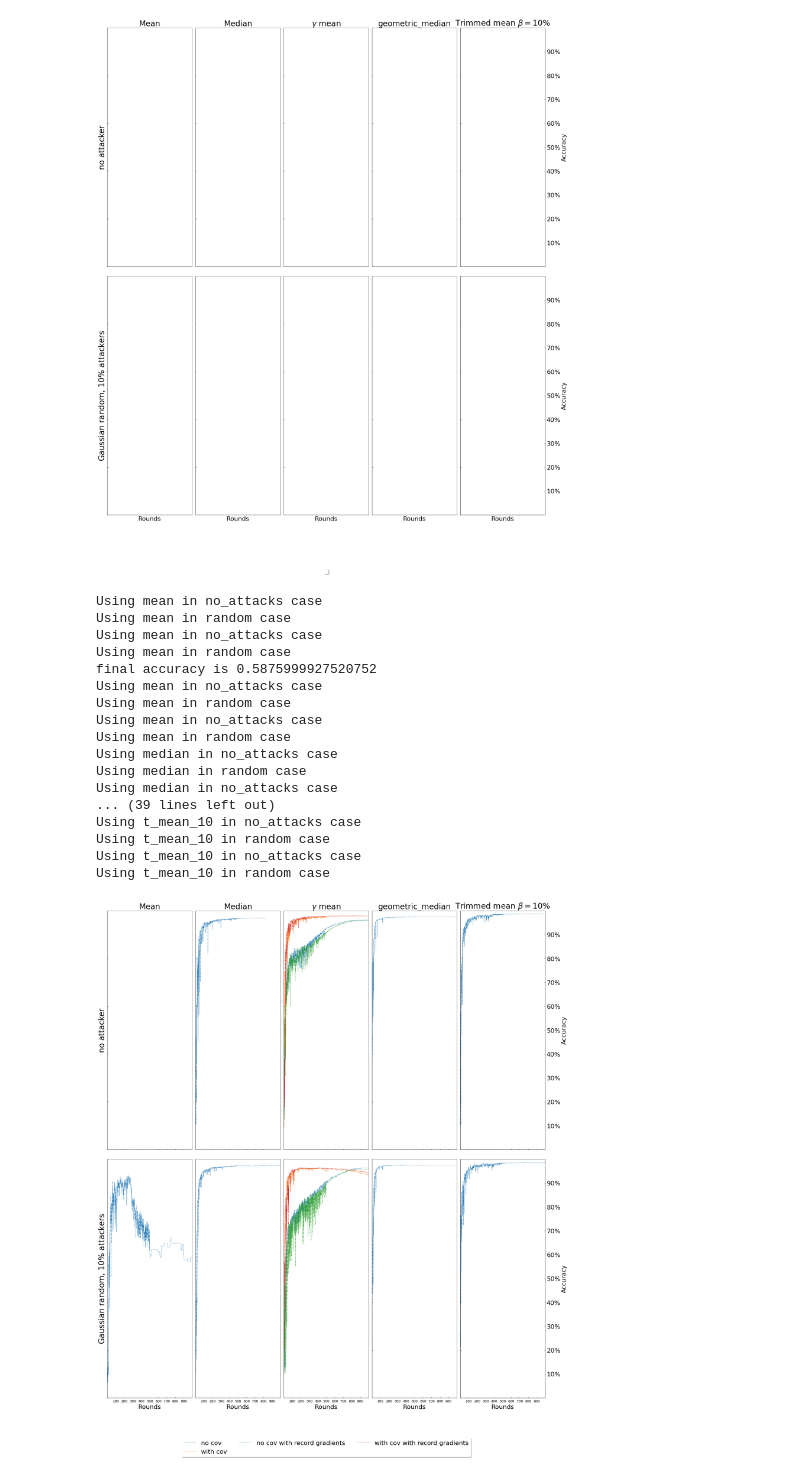
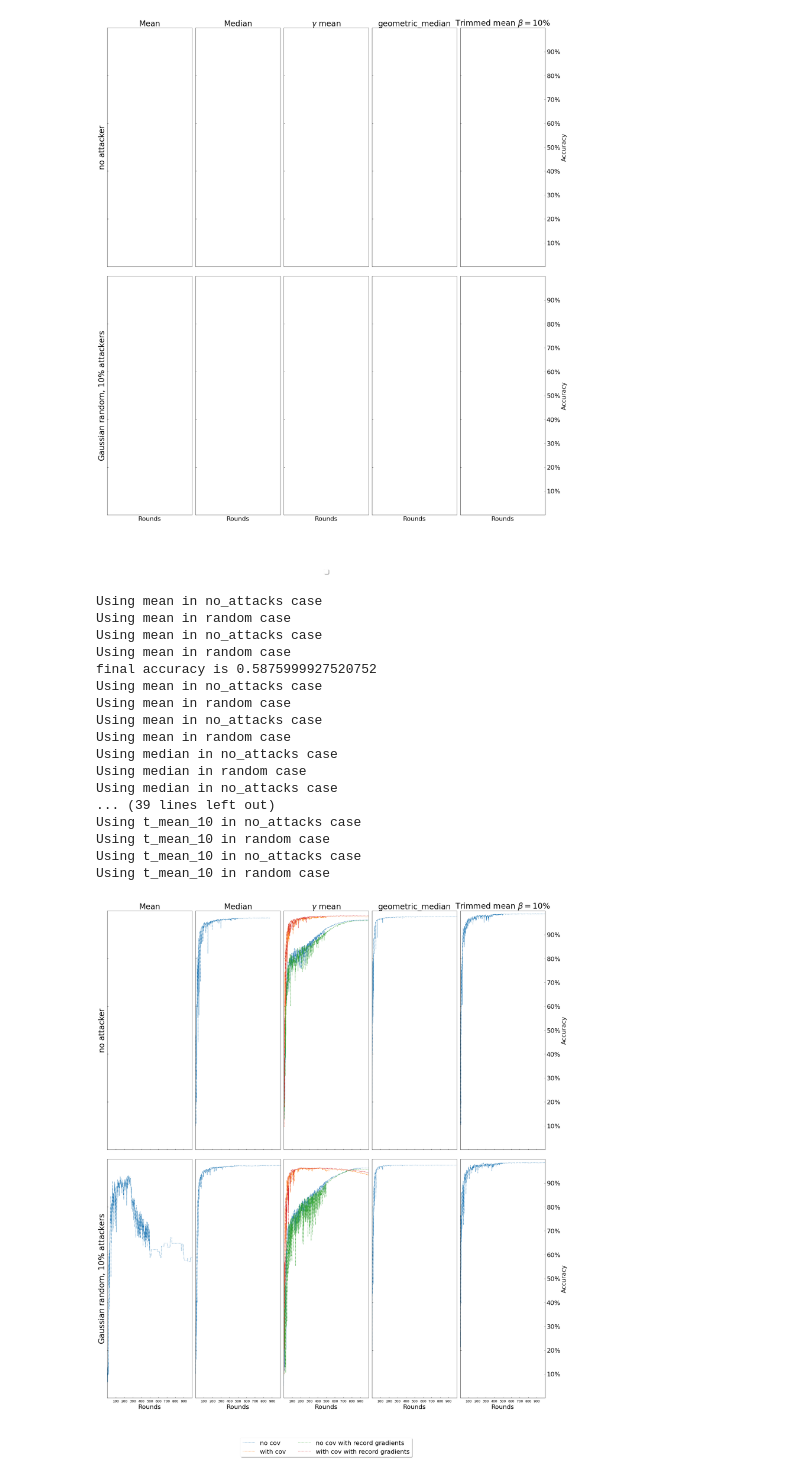
Before and after one commit to CenjhihLi/robust_federated_learning, a Jupyter notebook: mnist_results_plots.ipynb, the cells around one changed output. Cells and saved outputs as stored; diff of their text form; code cells hidden in the pictures.

```diff
--- a/mnist_results_plots.ipynb
+++ b/mnist_results_plots.ipynb
@@ -237,38 +237,38 @@ ax8.legend(
            #labels=['With sample weight', 'Ignore sample weight'],   # The labels for each line
            labels=['no cov', 'with cov', 'no cov with record gradients', 'with cov with record gradients'],   # The labels for each line
            loc="lower center",   # Position of legend
-#            borderpad=0.8,    # Small spacing around legend box
+#            borderpad=0.5,    # Small spacing around legend box
 #            title="Preprocessing",  # Title for the legend
 #            mode='expand',
 #            numpoints=1,# loc=4,
          fontsize=MEDIUM_SIZE,
            bbox_to_anchor=(0.5,-0.26),
            fancybox=True,
             shadow=True,
-           ncol=3
+           ncol=2
 )
 for ax in axs.flat:
     ax.tick_params(direction="in")
     ax.margins(0)
     ax.label_outer()
 
 #fig.savefig('CNN_attackers_10%.pdf', format='pdf', bbox_inches='tight')
 # %% [output]
 Using mean in no_attacks case
 Using mean in random case
 Using mean in no_attacks case
 Using mean in random case
 final accuracy is 0.5875999927520752
 Using mean in no_attacks case
 Using mean in random case
 Using mean in no_attacks case
 Using mean in random case
 Using median in no_attacks case
 Using median in random case
 Using median in no_attacks case
 ... (39 lines left out)
 Using t_mean_10 in no_attacks case
 Using t_mean_10 in random case
 Using t_mean_10 in no_attacks case
 Using t_mean_10 in random case
-[figure, old version]
+[figure, new version]
```
Also changed, not shown: parts of 2 cells of this notebook, 10 other files.
